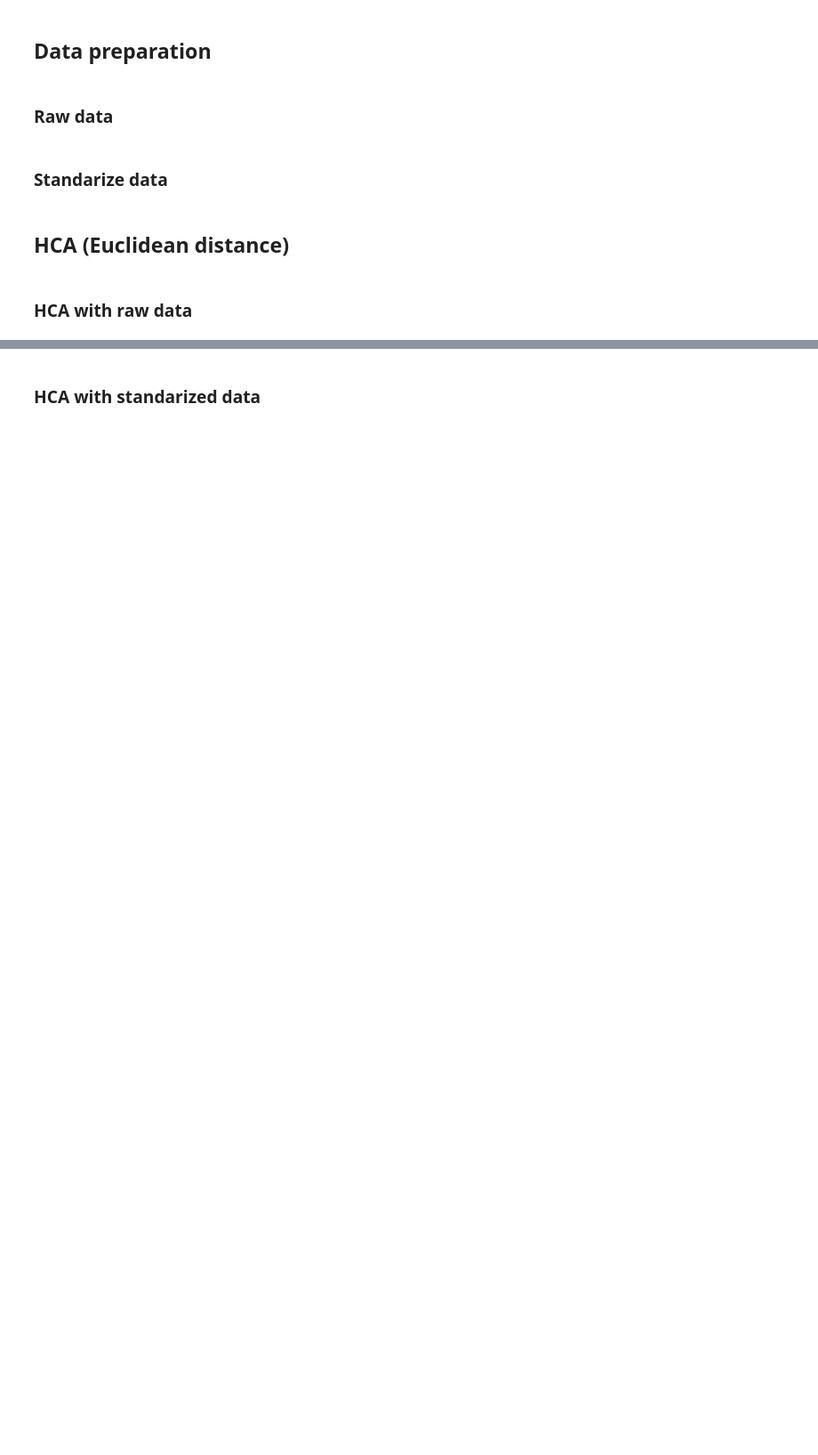
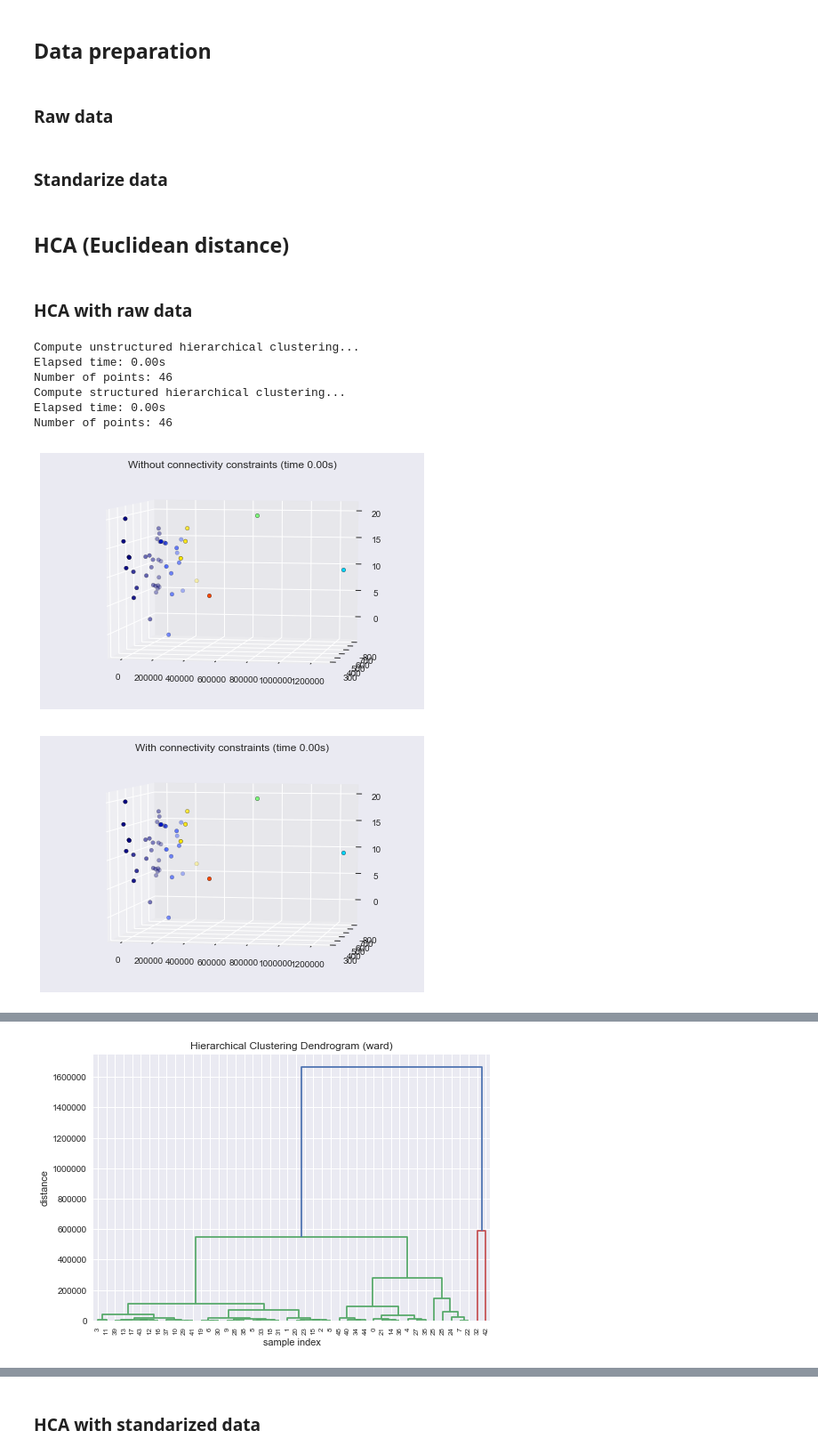
Before and after one commit to miaoever/IOT, a Jupyter notebook: Standup 4/HCA.ipynb, the cells around one changed output, grey strips where cells are left out. Shown: that part at 89% size. Saved outputs shown, nothing was run; the diff lists cells and outputs as text; code cells hidden in the pictures; blank space fills up the shorter version.

```diff
--- a/Standup 4/HCA.ipynb
+++ b/Standup 4/HCA.ipynb
@@ -2,5 +134,7 @@
 ## Data preparation
 # %% [markdown]
 ### Raw data
+# %%
+X = np.array(process_data("data/orderWithCustomer.csv"))
 # %% [markdown]
 ### Standarize data
@@ -8,3 +144,15 @@
 ## HCA (Euclidean distance)
 # %% [markdown]
 ### HCA with raw data
+# %%
+showdata(X)
+hca(X,'euclidean')
+# %% [output]
+Compute unstructured hierarchical clustering...
+Elapsed time: 0.00s
+Number of points: 46
+Compute structured hierarchical clustering...
+Elapsed time: 0.00s
+Number of points: 46
+[figure, added]
+[figure, added]
@@ -10,0 +162 @@
+[figure, added]
```
Also changed, not shown: parts of 6 cells of this notebook, 1 other file.
